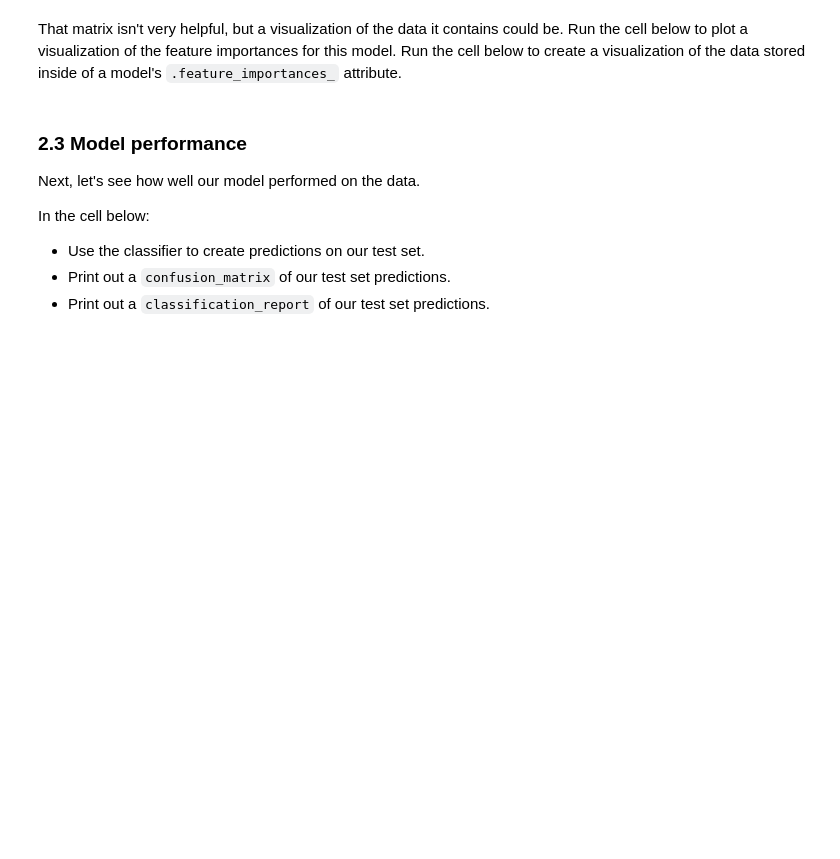
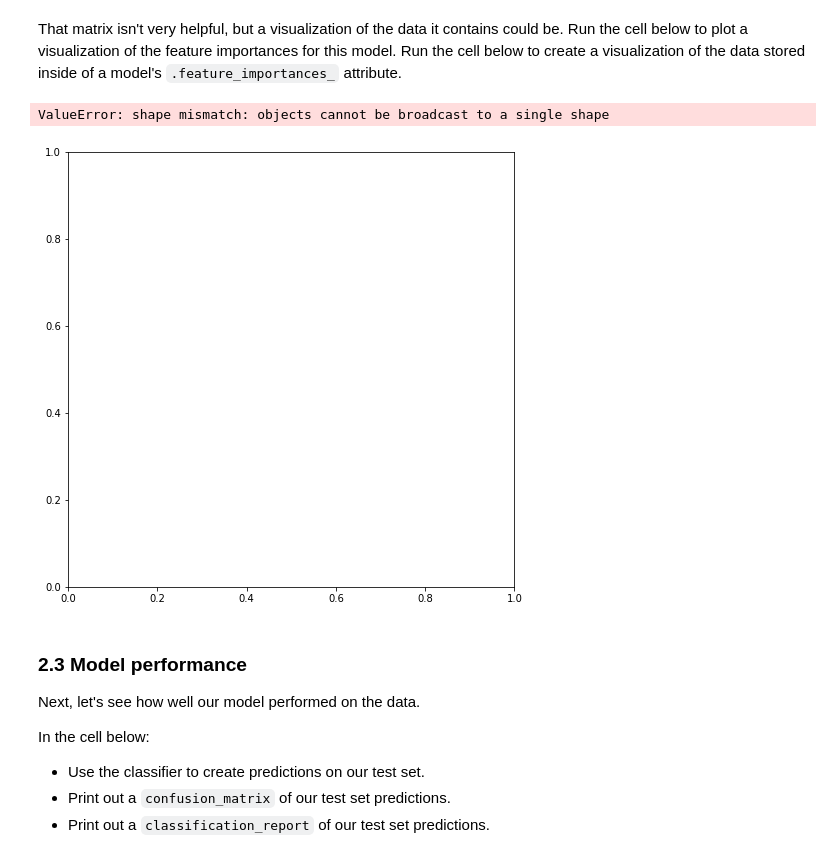
Before and after one commit to UpwardTrajectory/dsc-3-32-04-tree-ensembles-and-random-forests-lab-seattle-ds-career-040119, a Jupyter notebook: index.ipynb, the cells around one changed output. Drawn from its saved outputs; the diff is of its cells as text; code cells hidden in the pictures; blank space fills up the shorter version.

```diff
--- a/index.ipynb
+++ b/index.ipynb
@@ -203,13 +203,16 @@ That matrix isn't very helpful, but a visualization of the data it contains coul
 # %%
 def plot_feature_importances(model):
     n_features = data_train.shape[1]
     plt.figure(figsize=(8,8))
     plt.barh(range(n_features), model.feature_importances_, align='center')
     plt.yticks(np.arange(n_features), data_train.columns.values)
     plt.xlabel("Feature importance")
     plt.ylabel("Feature")
 
-plot_feature_importances(tree_clf)
+plot_feature_importances(model)
+# %% [output]
+ValueError: shape mismatch: objects cannot be broadcast to a single shape
+[figure, added]
 # %% [markdown]
 ### 2.3 Model performance
 
```
